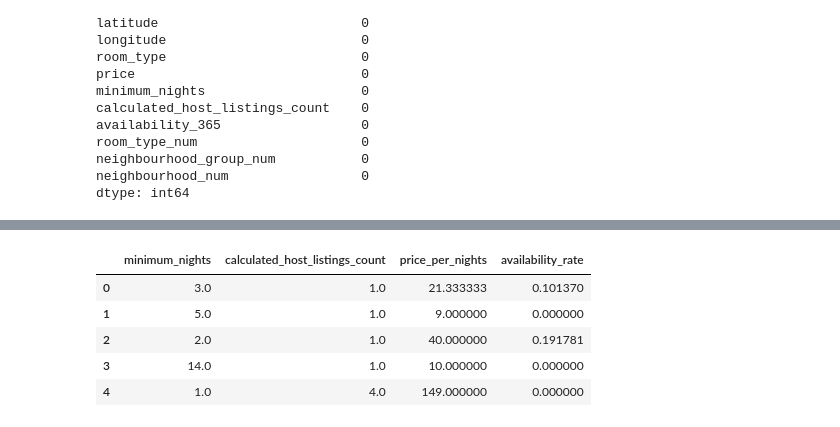
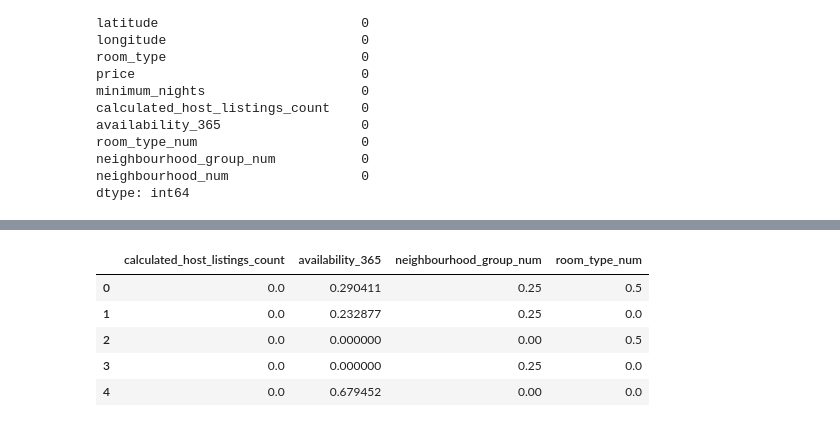
Before and after one commit to sopasoup/eda1, a Jupyter notebook: src/explore.ipynb, the cells around one changed output, grey strips where cells are left out. Cells and saved outputs as stored; diff of their text form; code cells hidden in the pictures.

```diff
--- a/src/explore.ipynb
+++ b/src/explore.ipynb
@@ -216,10 +264,3 @@ room_type_num                     0
 neighbourhood_group_num           0
 neighbourhood_num                 0
 dtype: int64
-# %%
-#Tratamiento de inferencias de caracteristicas
-
-df['price_per_nights'] = df['price']/df['minimum_nights']
-df['price_per_nights'].head()
-
-df['availability_rate'] = df['availability_365']/365
@@ -291,0 +267,22 @@ X_train_scal.head()
+# %%
+from sklearn.preprocessing import MinMaxScaler
+
+variables_numericas = ['minimum_nights', 'calculated_host_listings_count','availability_365','neighbourhood_group_num','room_type_num']
+
+from sklearn.model_selection import train_test_split
+
+X = df[variables_numericas]
+y = df['price']
+
+X_train, X_test, y_train, y_test = train_test_split(X,y,test_size=0.2,random_state=42)
+
+scaler = MinMaxScaler()
+
+caracteristicas_escaladas = scaler.fit_transform(X_train)
+caracteristicas_test_escaladas = scaler.transform(X_test)
+X_train_esc = pd.DataFrame(caracteristicas_escaladas, index = X_train.index, columns=X_train.columns)
+y_train_esc = y_train
+
+X_test_esc = pd.DataFrame(caracteristicas_test_escaladas,index=X_test.index,columns=X_test.columns)
+y_test_esc = y_test
+X_train_esc.describe()
@@ -292,21 +299,23 @@ X_train_scal.head()
 # %%
-from sklearn.feature_selection import f_classif, SelectKBest
+#Seleccion de Características
 
-# Con un valor de k = 5 decimos implícitamente que queremos eliminar 2 características del conjunto de datos
-selection_model = SelectKBest(f_classif, k = 5)
-selection_model.fit(X_train, y_train)
+from sklearn.feature_selection import f_classif,SelectKBest
+
+selection_model = SelectKBest(f_classif,k=4)
+selection_model.fit(X_train_esc,y_train_esc)
 ix = selection_model.get_support()
-X_train_sel = pd.DataFrame(selection_model.transform(X_train), columns = X_train.columns.values[ix])
-X_test_sel = pd.DataFrame(selection_model.transform(X_test), columns = X_test.columns.values[ix])
+
+X_train_sel = pd.DataFrame(selection_model.transform(X_train_esc),columns = X_train_esc.columns.values[ix])
+X_test_sel = pd.DataFrame(selection_model.transform(X_test_esc),columns = X_test_esc.columns.values[ix])
 
 X_train_sel.head()
 # %% [output]
-|  | minimum_nights | calculated_host_listings_count | price_per_nights | availability_rate |
-| 0 | 3.0 | 1.0 | 21.333333 | 0.101370 |
-| 1 | 5.0 | 1.0 | 9.000000 | 0.000000 |
-| 2 | 2.0 | 1.0 | 40.000000 | 0.191781 |
-| 3 | 14.0 | 1.0 | 10.000000 | 0.000000 |
-| 4 | 1.0 | 4.0 | 149.000000 | 0.000000 |
+|  | calculated_host_listings_count | availability_365 | neighbourhood_group_num | room_type_num |
+| 0 | 0.0 | 0.290411 | 0.25 | 0.5 |
+| 1 | 0.0 | 0.232877 | 0.25 | 0.0 |
+| 2 | 0.0 | 0.000000 | 0.00 | 0.5 |
+| 3 | 0.0 | 0.000000 | 0.25 | 0.0 |
+| 4 | 0.0 | 0.679452 | 0.00 | 0.0 |
 # %%
 X_train_sel["price"] = list(y_train)
 X_test_sel["price"] = list(y_test)
```
Also changed, not shown: parts of 12 cells of this notebook, 4 other files.
